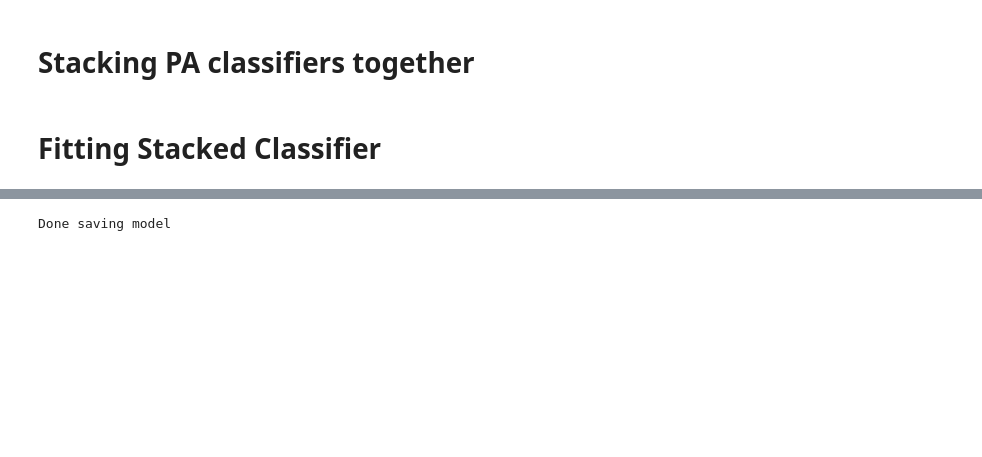
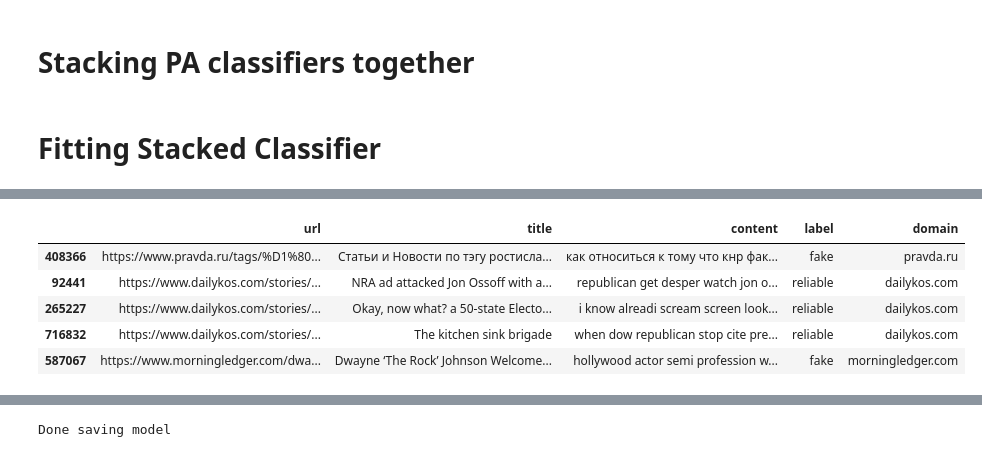
Before and after one commit to CS3244-MachineLearning-Project-AY2021/Fake_News_Detection, a Jupyter notebook: Jerry/Testing_MultiModel.ipynb, the cells around one changed output, grey strips where cells are left out. Saved outputs shown, nothing was run; the diff lists cells and outputs as text; code cells hidden in the pictures; blank space fills up the shorter version.

```diff
--- a/Jerry/Testing_MultiModel.ipynb
+++ b/Jerry/Testing_MultiModel.ipynb
@@ -242,0 +218,9 @@ stacked_model = StackingClassifier(
+# %%
+training_fakenewscorpus_df.head()
+# %% [output]
+|  | url | title | content | label | domain |
+| 408366 | https://www.pravda.ru/tags/%D1%80... | Статьи и Новости по тэгу ростисла... | как относиться к тому что кнр фак... | fake | pravda.ru |
+| 92441 | https://www.dailykos.com/stories/... | NRA ad attacked Jon Ossoff with a... | republican get desper watch jon o... | reliable | dailykos.com |
+| 265227 | https://www.dailykos.com/stories/... | Okay, now what? a 50-state Electo... | i know alreadi scream screen look... | reliable | dailykos.com |
+| 716832 | https://www.dailykos.com/stories/... | The kitchen sink brigade | when dow republican stop cite pre... | reliable | dailykos.com |
+| 587067 | https://www.morningledger.com/dwa... | Dwayne ‘The Rock’ Johnson Welcome... | hollywood actor semi profession w... | fake | morningledger.com |
```
Also changed, not shown: parts of 24 cells of this notebook, 1 other file.
